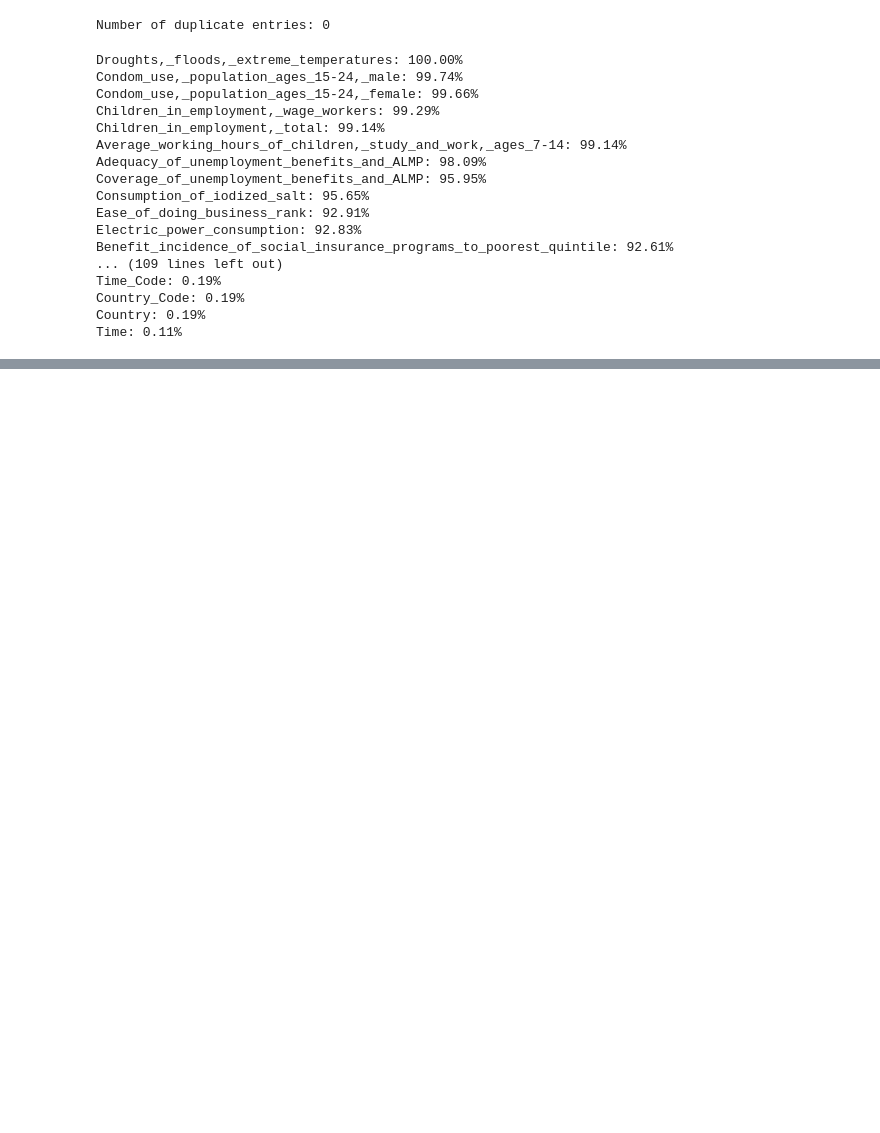
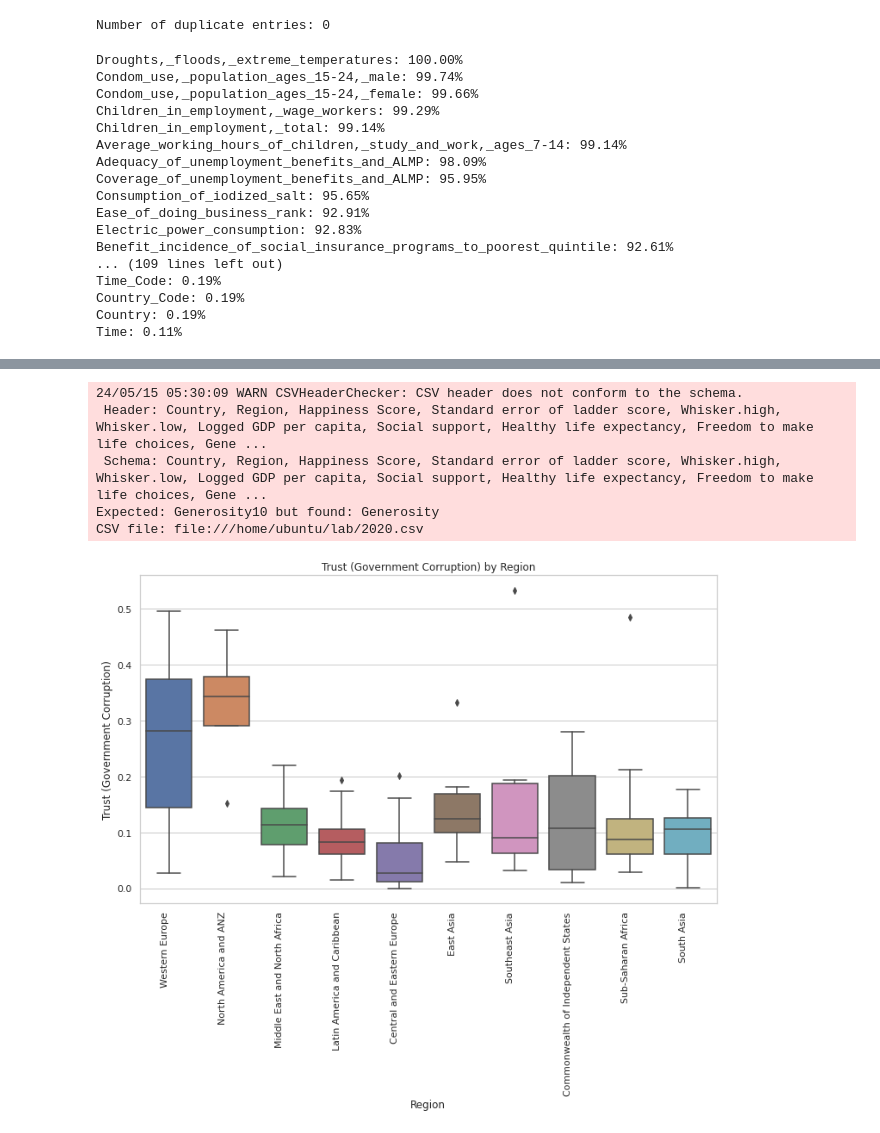
Before and after one commit to yihuxizixin/lab, a Jupyter notebook: iteration3_i_pyspark.ipynb, the cells around one changed output, grey strips where cells are left out. Saved outputs shown, nothing was run; the diff lists cells and outputs as text; code cells hidden in the pictures; blank space fills up the shorter version.

```diff
--- a/iteration3_i_pyspark.ipynb
+++ b/iteration3_i_pyspark.ipynb
@@ -1211,21 +1211,36 @@ print("Number of duplicate entries:", duplicates.shape[0])
 # %%
 data_2015
 # %%
-data_2015_clean = data_2020.dropna(subset=['Trust (Government Corruption)'])
+data_2020_clean = data_2020.dropna(subset=['Trust (Government Corruption)', 'Region'])
+
+# 将数据转换为Pandas DataFrame以便绘图
+data_2020_pandas = data_2020_clean.toPandas()
+
+# 设置绘图风格
+sns.set(style="whitegrid")
 
 # 绘制箱型图
 plt.figure(figsize=(12, 7))
-data_2015_clean.boxplot(column='Trust (Government Corruption)', by='Region', grid=False)
+sns.boxplot(x='Region', y='Trust (Government Corruption)', data=data_2020_pandas)
 
 # 添加图表标题和轴标签
 plt.title('Trust (Government Corruption) by Region')
-plt.suptitle('')  # 去除默认的副标题
 plt.xlabel('Region')
 plt.ylabel('Trust (Government Corruption)')
 
 # 优化x轴标签的显示
 plt.xticks(rotation=90, ha='right')
-plt.savefig("/Users/zhoudaozhen/Desktop/722/iteration3/Figures/21.png", format='png')
+
+# 保存图表
+#plt.savefig("/Users/zhoudaozhen/Desktop/722/iteration3/Figures/21.png", format='png')
+
 # 显示图表
 plt.show()
+# %% [output]
+24/05/15 05:30:09 WARN CSVHeaderChecker: CSV header does not conform to the schema.
+ Header: Country, Region, Happiness Score, Standard error of ladder score, Whisker.high, Whisker.low, Logged GDP per capita, Social support, Healthy life expectancy, Freedom to make life choices, Gene ...
+ Schema: Country, Region, Happiness Score, Standard error of ladder score, Whisker.high, Whisker.low, Logged GDP per capita, Social support, Healthy life expectancy, Freedom to make life choices, Gene ...
+Expected: Generosity10 but found: Generosity
+CSV file: file:///home/ubuntu/lab/2020.csv
+[figure, added]
 # %%
```
Also changed, not shown: parts of 47 cells of this notebook.
